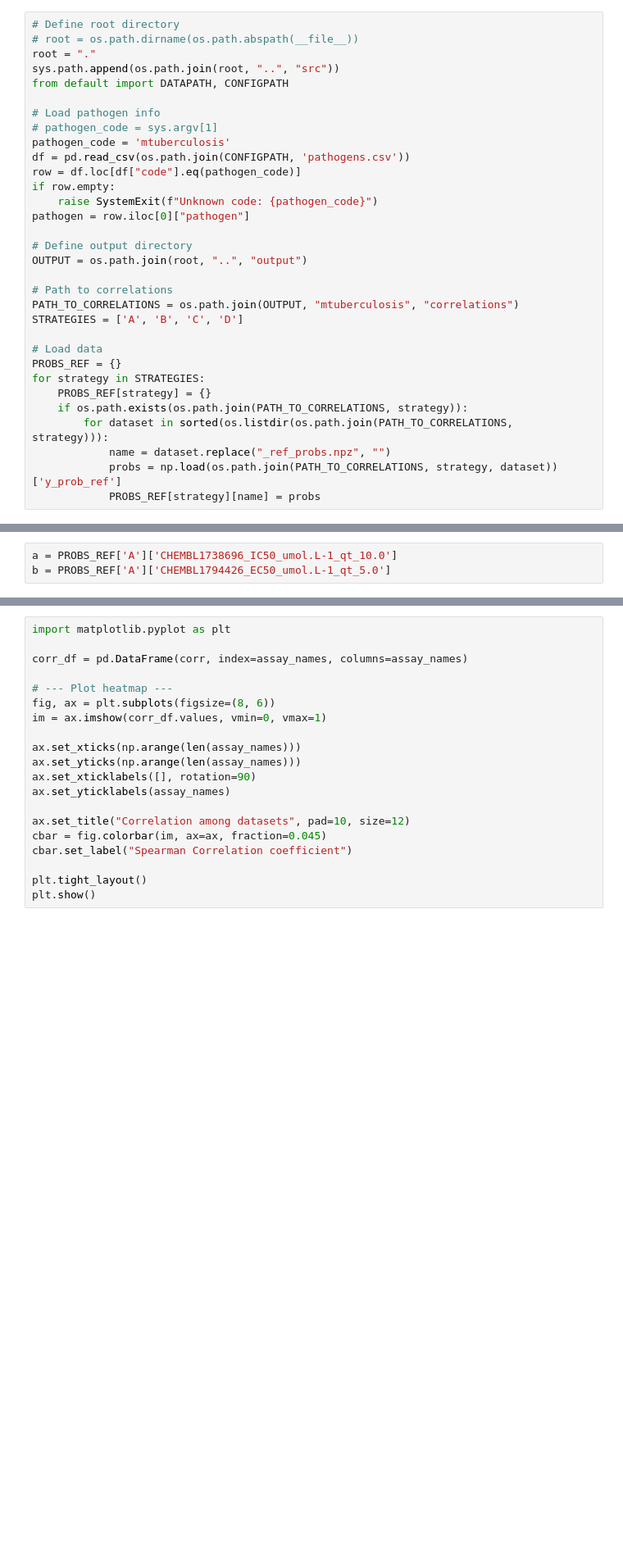
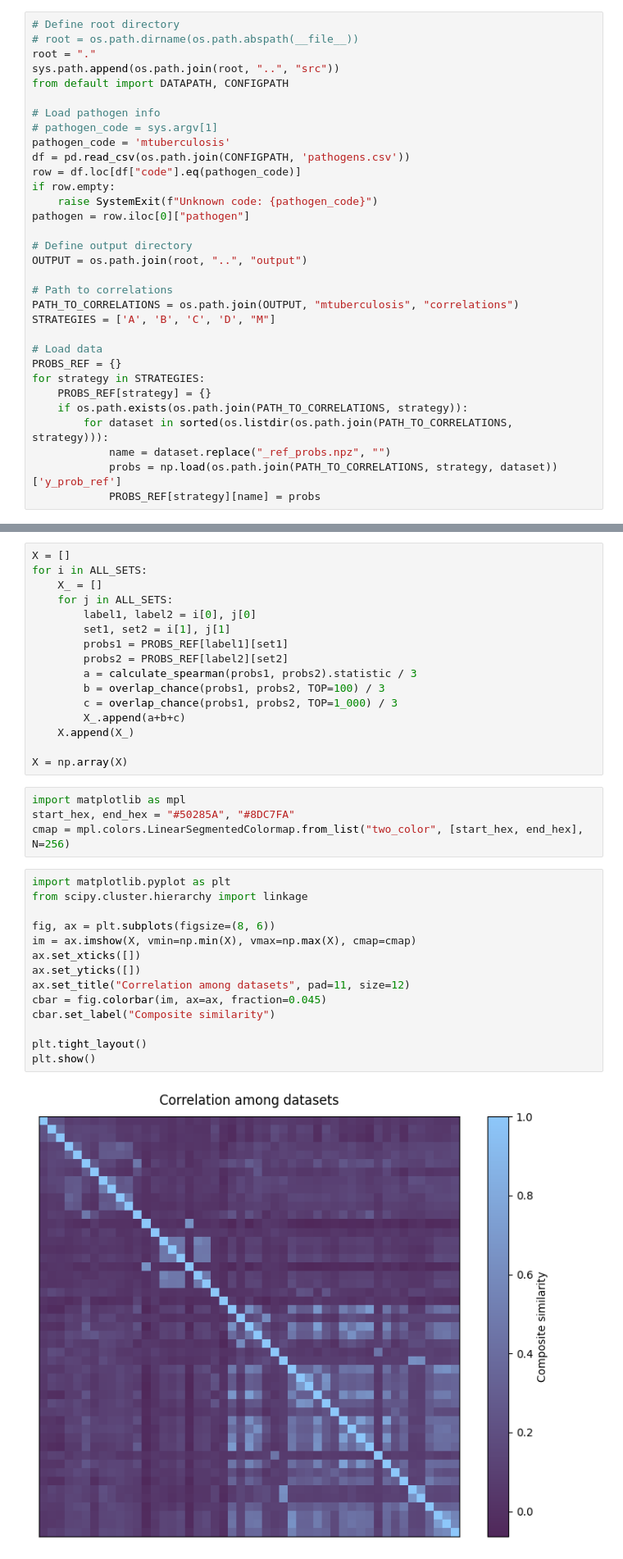
Before and after one commit to ersilia-os/chembl-antimicrobial-tasks, a Jupyter notebook: notebooks/correlations.ipynb, the cells around one changed output, grey strips where cells are left out. Shown at 82% size. Cells and saved outputs as stored; diff of their text form; blank space fills up the shorter version.

```diff
--- a/notebooks/correlations.ipynb
+++ b/notebooks/correlations.ipynb
@@ -25,7 +25,7 @@ OUTPUT = os.path.join(root, "..", "output")
 
 # Path to correlations
 PATH_TO_CORRELATIONS = os.path.join(OUTPUT, "mtuberculosis", "correlations")
-STRATEGIES = ['A', 'B', 'C', 'D']
+STRATEGIES = ['A', 'B', 'C', 'D', "M"]
 
 # Load data
 PROBS_REF = {}
@@ -47,3 +56,0 @@ def calculate_fraction_overlap(probs1, probs2, TOP=100):
-# %%
-a = PROBS_REF['A']['CHEMBL1738696_IC50_umol.L-1_qt_10.0']
-b = PROBS_REF['A']['CHEMBL1794426_EC50_umol.L-1_qt_5.0']
@@ -77,20 +76,36 @@ corr, pvals = spearmanr(P.T)
+# %%
+X = []
+for i in ALL_SETS:
+    X_ = []
+    for j in ALL_SETS:
+        label1, label2 = i[0], j[0]
+        set1, set2 = i[1], j[1]
+        probs1 = PROBS_REF[label1][set1]
+        probs2 = PROBS_REF[label2][set2]
+        a = calculate_spearman(probs1, probs2).statistic / 3
+        b = overlap_chance(probs1, probs2, TOP=100) / 3
+        c = overlap_chance(probs1, probs2, TOP=1_000) / 3
+        X_.append(a+b+c)
+    X.append(X_)
+
+X = np.array(X)
+# %%
+import matplotlib as mpl
+start_hex, end_hex = "#50285A", "#8DC7FA"
+cmap = mpl.colors.LinearSegmentedColormap.from_list("two_color", [start_hex, end_hex], N=256)
 # %%
 import matplotlib.pyplot as plt
+from scipy.cluster.hierarchy import linkage
 
-corr_df = pd.DataFrame(corr, index=assay_names, columns=assay_names)
-
-# --- Plot heatmap ---
 fig, ax = plt.subplots(figsize=(8, 6))
-im = ax.imshow(corr_df.values, vmin=0, vmax=1)
-
-ax.set_xticks(np.arange(len(assay_names)))
-ax.set_yticks(np.arange(len(assay_names)))
-ax.set_xticklabels([], rotation=90)
-ax.set_yticklabels(assay_names)
-
-ax.set_title("Correlation among datasets", pad=10, size=12)
+im = ax.imshow(X, vmin=np.min(X), vmax=np.max(X), cmap=cmap)
+ax.set_xticks([])
+ax.set_yticks([])
+ax.set_title("Correlation among datasets", pad=11, size=12)
 cbar = fig.colorbar(im, ax=ax, fraction=0.045)
-cbar.set_label("Spearman Correlation coefficient")
+cbar.set_label("Composite similarity")
 
 plt.tight_layout()
 plt.show()
+# %% [output]
+[figure, added]
```
Also changed, not shown: parts of 9 cells of this notebook, 7 other files.
